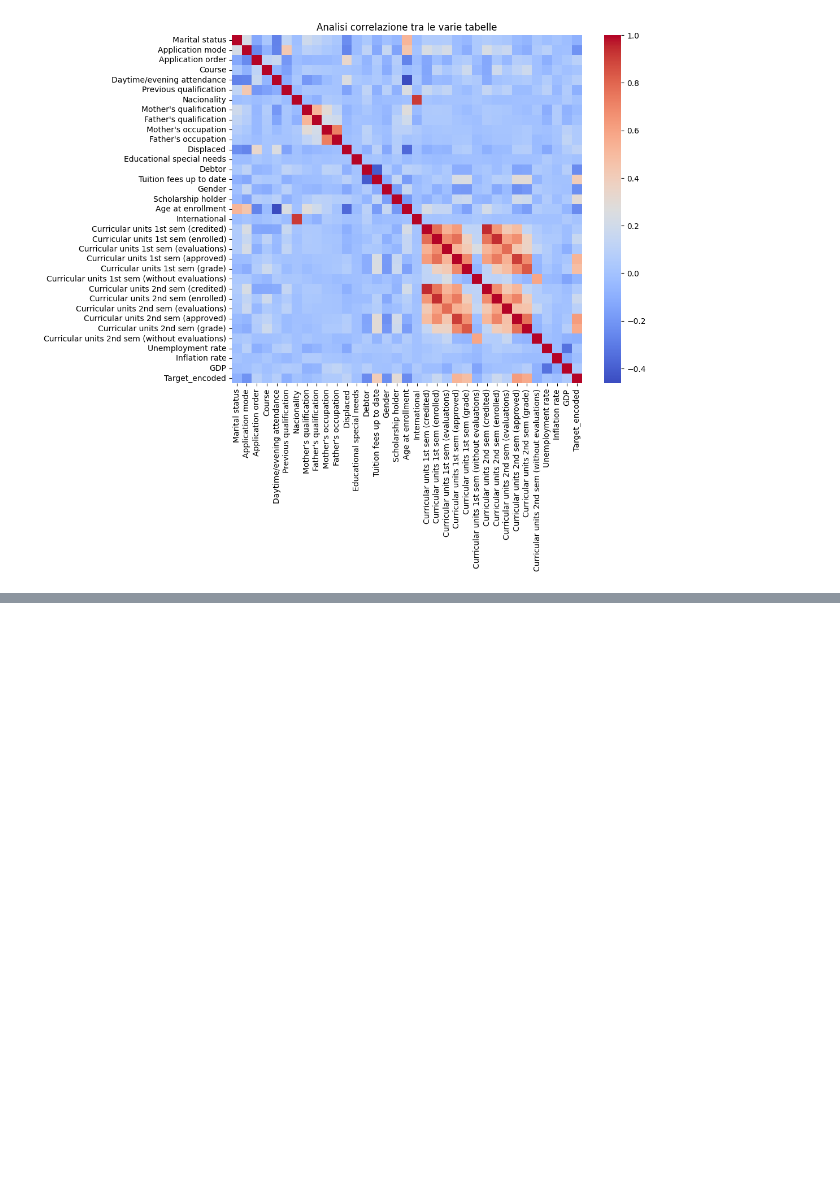
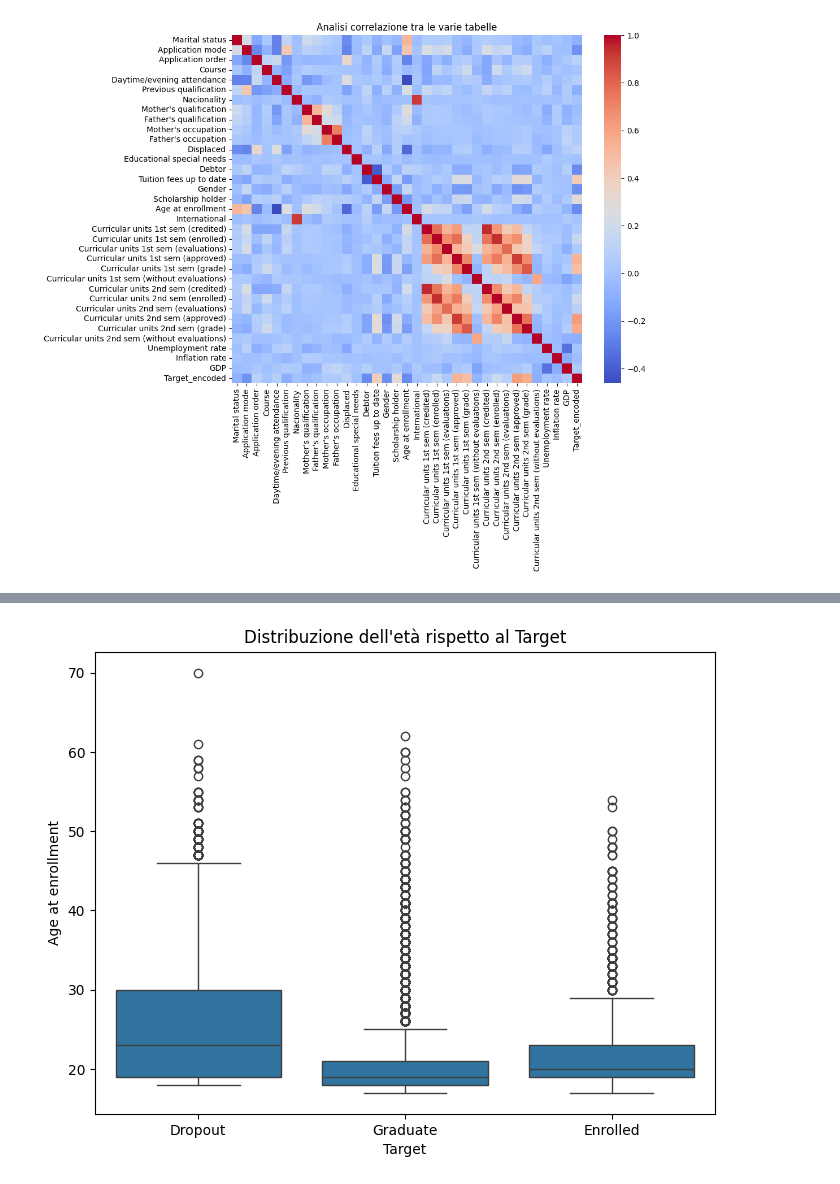
Before and after one commit to Bale03/Predict-Students-Dropout-and-Academic-Success, a Jupyter notebook: data_analysis.ipynb, the cells around one changed output, grey strips where cells are left out. Cells and saved outputs as stored; diff of their text form; code cells hidden in the pictures; blank space fills up the shorter version.

```diff
--- a/data_analysis.ipynb
+++ b/data_analysis.ipynb
@@ -104 +115,8 @@ plt.show()
+# %%
+plt.figure(figsize=(8, 6))
+sns.boxplot(x='Target', y='Age at enrollment', data=df)
+plt.title('Distribuzione dell\'età rispetto al Target')
+plt.show()
+# %% [output]
+[figure, added]
 # %% [markdown]
```
Also changed, not shown: parts of 13 cells of this notebook.
